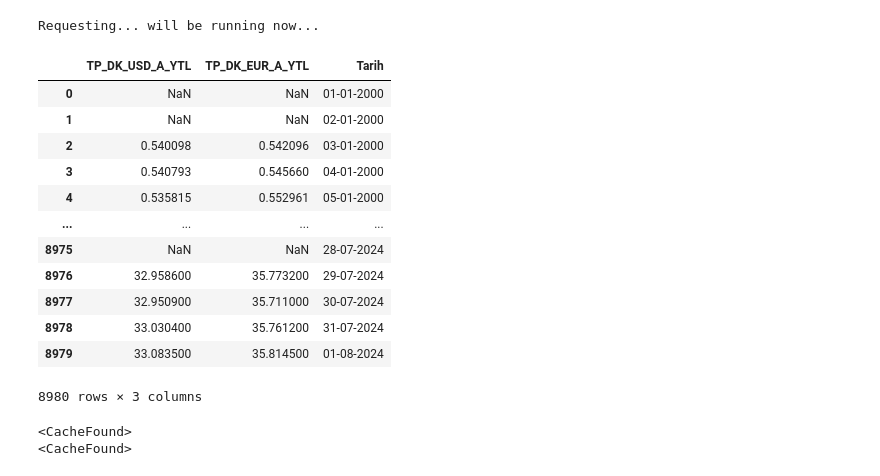
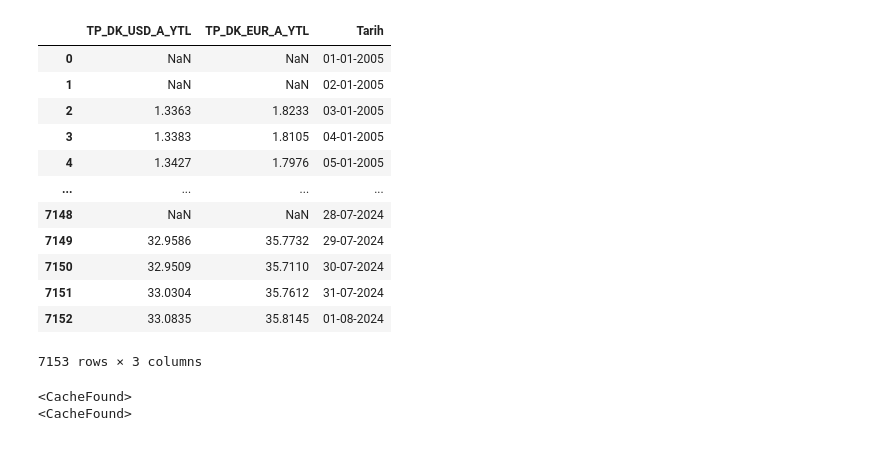
Before and after one commit to SermetPekin/evdspy-repo, a Jupyter notebook: Example_get_series_exp.ipynb, the cells around one changed output. Cells and saved outputs as stored; diff of their text form; code cells hidden in the pictures.

```diff
--- a/Example_get_series_exp.ipynb
+++ b/Example_get_series_exp.ipynb
@@ -4,30 +4,29 @@ from evdspy import get_series_exp, get_series
 # %%
 ID = """
 
 TP_DK_usd_a.YTL
 TP_DK_eur_a.YTL
 
 
 """
 
-df = get_series(ID , cache = True     )
+df = get_series(ID , cache = False   , start_date="01-01-2005"  )
 
 df
 # %% [output]
+|  | TP_DK_USD_A_YTL | TP_DK_EUR_A_YTL | Tarih |
+| 0 | NaN | NaN | 01-01-2005 |
+| 1 | NaN | NaN | 02-01-2005 |
+| 2 | 1.3363 | 1.8233 | 03-01-2005 |
+| 3 | 1.3383 | 1.8105 | 04-01-2005 |
+| 4 | 1.3427 | 1.7976 | 05-01-2005 |
+| ... | ... | ... | ... |
+| 7148 | NaN | NaN | 28-07-2024 |
+| 7149 | 32.9586 | 35.7732 | 29-07-2024 |
+| 7150 | 32.9509 | 35.7110 | 30-07-2024 |
+| 7151 | 33.0304 | 35.7612 | 31-07-2024 |
+| 7152 | 33.0835 | 35.8145 | 01-08-2024 |
-Requesting... will be running now...
+7153 rows × 3 columns
-|  | TP_DK_USD_A_YTL | TP_DK_EUR_A_YTL | Tarih |
-| 0 | NaN | NaN | 01-01-2000 |
-| 1 | NaN | NaN | 02-01-2000 |
-| 2 | 0.540098 | 0.542096 | 03-01-2000 |
-| 3 | 0.540793 | 0.545660 | 04-01-2000 |
-| 4 | 0.535815 | 0.552961 | 05-01-2000 |
-| ... | ... | ... | ... |
-| 8975 | NaN | NaN | 28-07-2024 |
-| 8976 | 32.958600 | 35.773200 | 29-07-2024 |
-| 8977 | 32.950900 | 35.711000 | 30-07-2024 |
-| 8978 | 33.030400 | 35.761200 | 31-07-2024 |
-| 8979 | 33.083500 | 35.814500 | 01-08-2024 |
-8980 rows × 3 columns
 # %%
 ID = """
 
```
Also changed, not shown: 8 other files.
